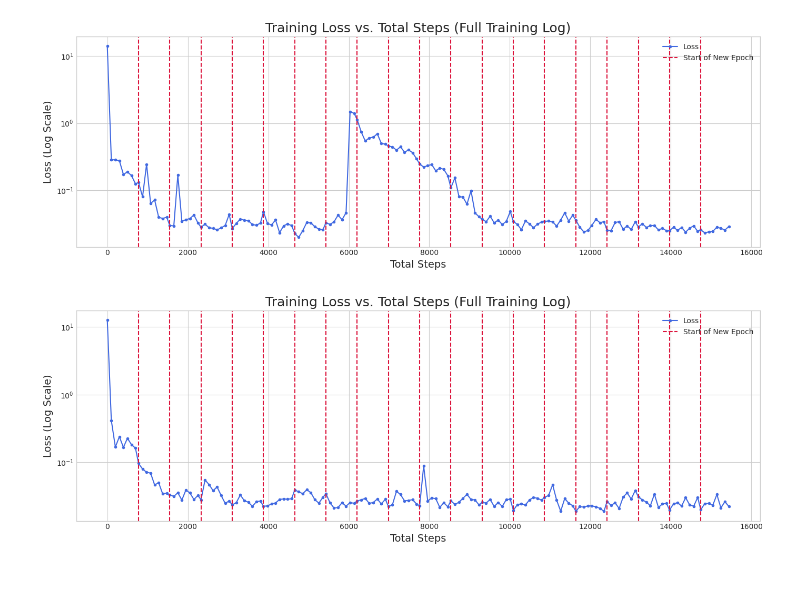
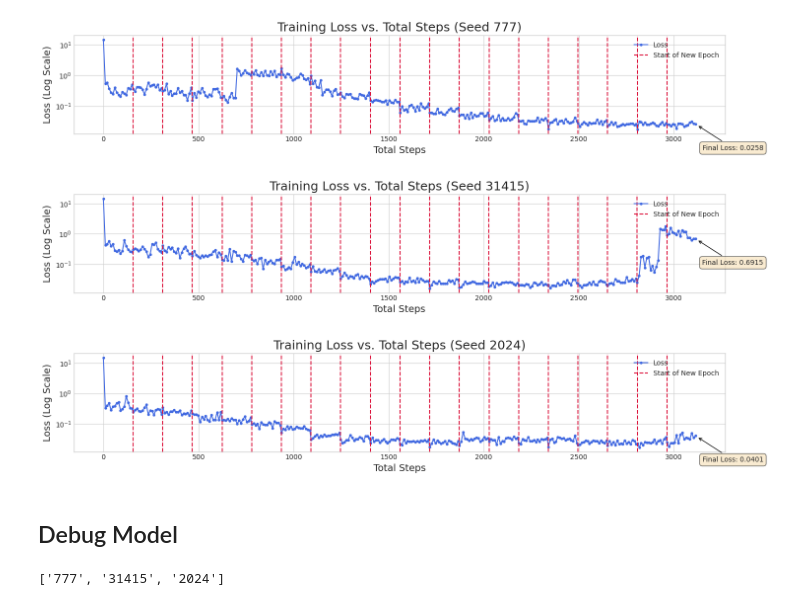
Before and after one commit to hanifmz07/absa-eap-ig, a Jupyter notebook: utils_notebooks/parse_training_log.ipynb, the cells around one changed output. Drawn from its saved outputs; the diff is of its cells as text; code cells hidden in the pictures; blank space fills up the shorter version.

```diff
--- a/utils_notebooks/parse_training_log.ipynb
+++ b/utils_notebooks/parse_training_log.ipynb
@@ -55,0 +57,7 @@ training_df = parse_training_log(file_name)
+# %%
+from glob import glob
+dataset_folder = 'corrected_splitopinion_typocorrected_gas_arrow'
+lang = 'indo'
+file_names = glob(f'logs/sft_full/{dataset_folder}/{lang}/**/*.log', recursive=True)
+# Sort filenames based on creation date
+file_names.sort(key=lambda x: os.path.getctime(x))
@@ -56,5 +95,9 @@ training_df = parse_training_log(file_name)
+# %%
+training_df_dict = {}
+for file_name in file_names[-3:]:
+	training_df_dict[file_name] = parse_training_log(file_name)
 # %%
-dataset_path = '../hotel_dataset/eng/clean_traintruncated/hotel_aste_train_augmented_noreasoning.json'
+dataset_path = f'hotel_dataset/{lang}/{dataset_folder}/hotel_aste_train_augmented_noreasoning.json'
 with open(dataset_path, 'r') as f:
     data = json.load(f)
 len(data)
@@ -70,4 +113,5 @@ num_of_steps_per_epoch
 # %%
-training_df['Step Total'] = (training_df['Epoch'] - 1) * num_of_steps_per_epoch + training_df['Step']
-training_df
+for file_name, training_df in training_df_dict.items():
+	training_df['Step Total'] = (training_df['Epoch'] - 1) * num_of_steps_per_epoch + training_df['Step']
+	print(training_df.head(2))
 # %% [output]
@@ -141,8 +219,12 @@ plot_loss_with_epochs(training_df.iloc[0:, :], extra_info="Full Training Log")
-# %%
-plot_loss_with_epochs(training_df.iloc[0:, :], extra_info="Full Training Log")
-# %% [output]
-[figure, removed]
-# %%
-plot_loss_with_epochs(training_df.iloc[0:, :], extra_info="Full Training Log")
-# %% [output]
-[figure, removed]
+# %%
+# Extract seed from filename
+for file_name, training_df in training_df_dict.items():
+	seed = re.search(r'seed_(\d+)', file_name)
+	seed = seed.group(1) if seed else "unknown"
+	plot_loss_with_epochs(training_df.iloc[0:, :], extra_info=f'Seed {seed}', mod_step=5)
+# %% [output]
+[figure, added]
+[figure, added]
+[figure, added]
+# %% [markdown]
+## Debug Model
@@ -148,0 +256,9 @@ plot_loss_with_epochs(training_df.iloc[0:, :], extra_info="Full Training Log")
+# %%
+seeds = []
+for file_name, training_df in training_df_dict.items():
+	seed = re.search(r'seed_(\d+)', file_name)
+	seed = seed.group(1) if seed else "unknown"
+	seeds.append(seed)
+seeds
+# %% [output]
+['777', '31415', '2024']
```
Also changed, not shown: parts of 18 cells of this notebook, 41 other files.
